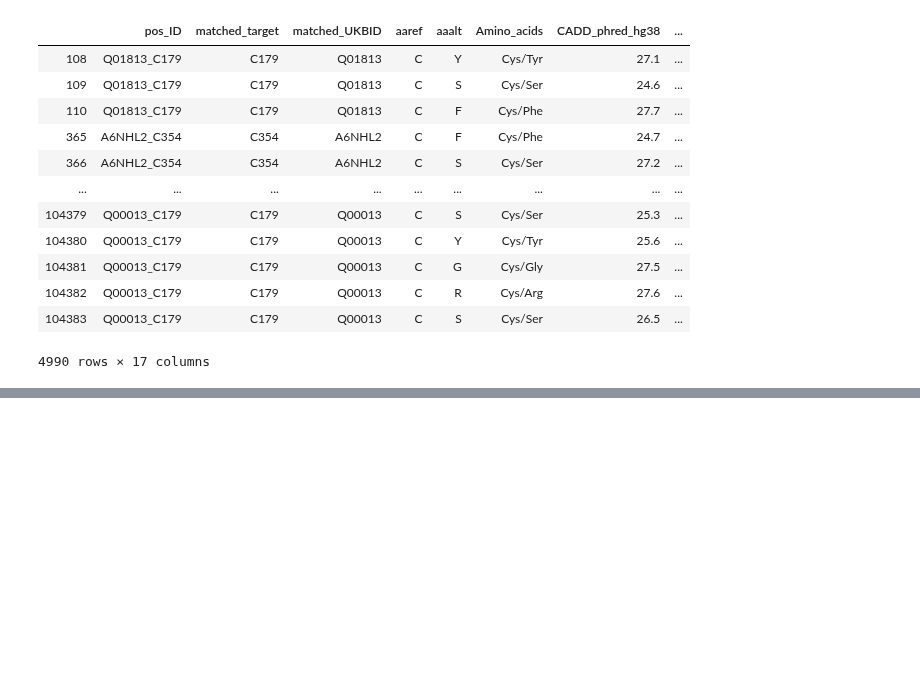
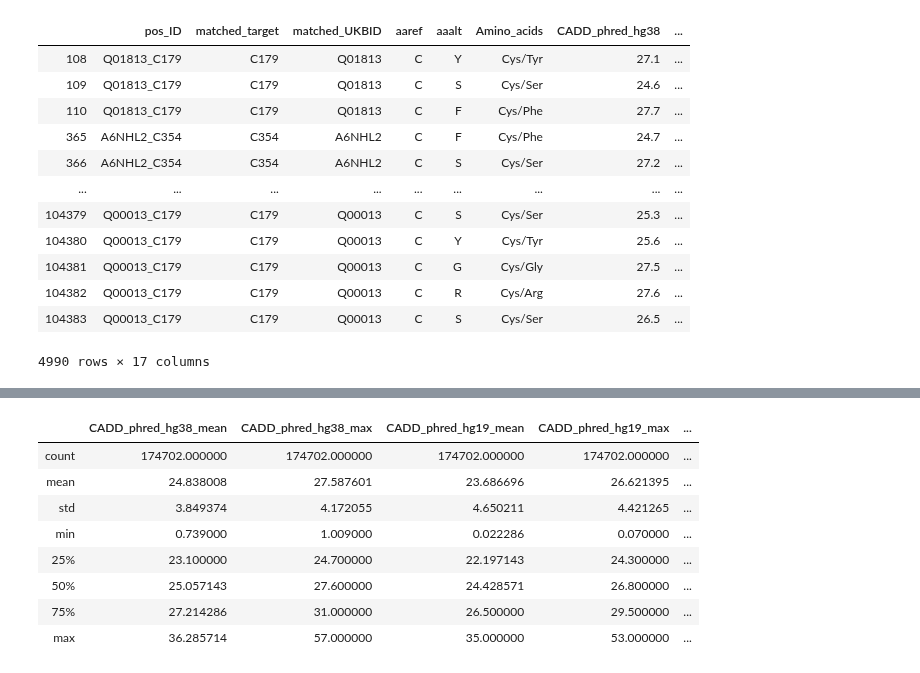
Before and after one commit to Mfpfox/MAPPING, a Jupyter notebook: Rfig_file_filter.ipynb, the cells around one changed output, grey strips where cells are left out. Cells and saved outputs as stored; diff of their text form; code cells hidden in the pictures; blank space fills up the shorter version.

```diff
--- a/Rfig_file_filter.ipynb
+++ b/Rfig_file_filter.ipynb
@@ -1156,0 +835,12 @@ react_cys_simple.shape
+# %%
+resultnot.describe()
+# %% [output]
+|  | CADD_phred_hg38_mean | CADD_phred_hg38_max | CADD_phred_hg19_mean | CADD_phred_hg19_max | ... |
+| count | 174702.000000 | 174702.000000 | 174702.000000 | 174702.000000 | ... |
+| mean | 24.838008 | 27.587601 | 23.686696 | 26.621395 | ... |
+| std | 3.849374 | 4.172055 | 4.650211 | 4.421265 | ... |
+| min | 0.739000 | 1.009000 | 0.022286 | 0.070000 | ... |
+| 25% | 23.100000 | 24.700000 | 22.197143 | 24.300000 | ... |
+| 50% | 25.057143 | 27.600000 | 24.428571 | 26.800000 | ... |
+| 75% | 27.214286 | 31.000000 | 26.500000 | 29.500000 | ... |
+| max | 36.285714 | 57.000000 | 35.000000 | 53.000000 | ... |
```
Also changed, not shown: parts of 96 cells of this notebook.
